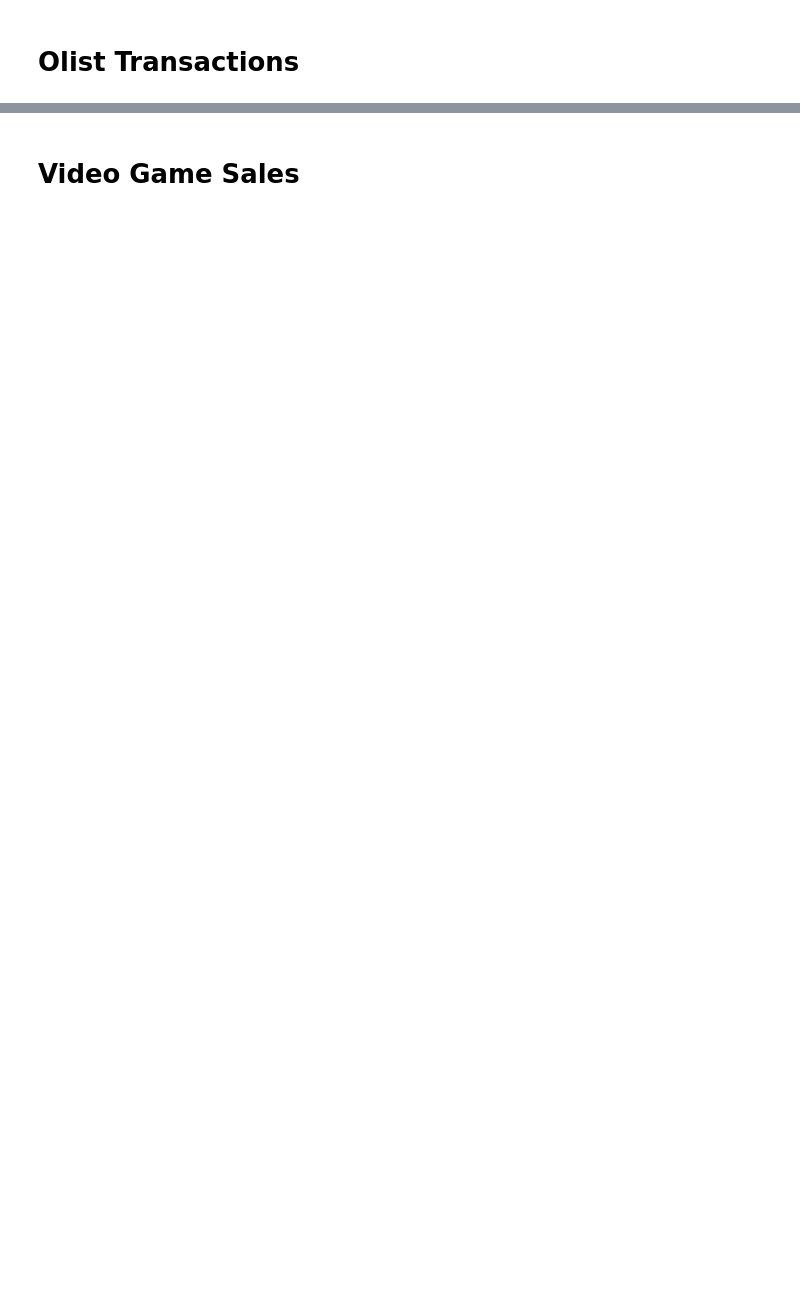
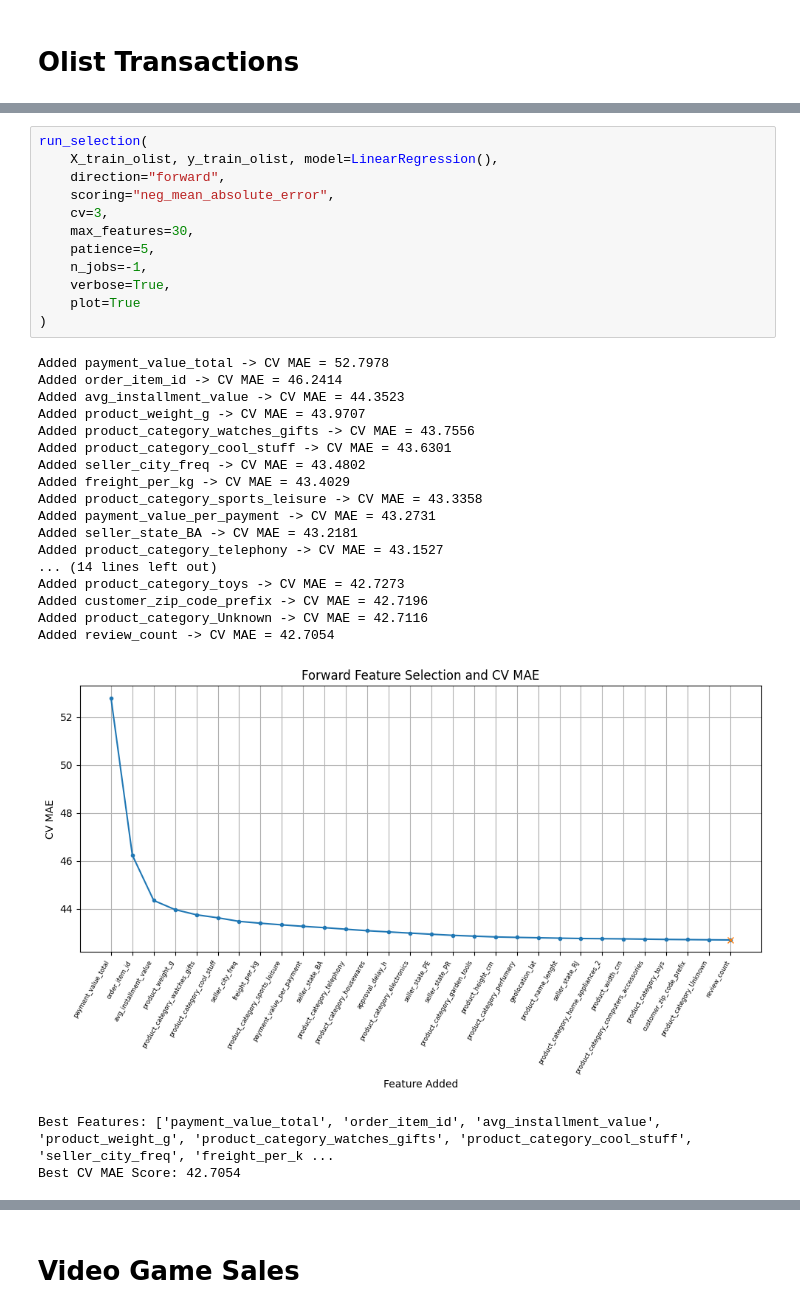
Before and after one commit to cdc18b/dx799capstoneO1, a Jupyter notebook: week3dx799.ipynb, the cells around one changed output, grey strips where cells are left out. Drawn from its saved outputs; the diff is of its cells as text; blank space fills up the shorter version.

```diff
--- a/week3dx799.ipynb
+++ b/week3dx799.ipynb
@@ -1068,0 +1135,33 @@ Best PLS components: 5 with MAE: 45.292305
+# %%
+run_selection(
+    X_train_olist, y_train_olist, model=LinearRegression(),
+    direction="forward",
+    scoring="neg_mean_absolute_error",
+    cv=3,
+    max_features=30,
+    patience=5,
+    n_jobs=-1,
+    verbose=True,
+    plot=True
+)
+# %% [output]
+Added payment_value_total -> CV MAE = 52.7978
+Added order_item_id -> CV MAE = 46.2414
+Added avg_installment_value -> CV MAE = 44.3523
+Added product_weight_g -> CV MAE = 43.9707
+Added product_category_watches_gifts -> CV MAE = 43.7556
+Added product_category_cool_stuff -> CV MAE = 43.6301
+Added seller_city_freq -> CV MAE = 43.4802
+Added freight_per_kg -> CV MAE = 43.4029
+Added product_category_sports_leisure -> CV MAE = 43.3358
+Added payment_value_per_payment -> CV MAE = 43.2731
+Added seller_state_BA -> CV MAE = 43.2181
+Added product_category_telephony -> CV MAE = 43.1527
+... (14 lines left out)
+Added product_category_toys -> CV MAE = 42.7273
+Added customer_zip_code_prefix -> CV MAE = 42.7196
+Added product_category_Unknown -> CV MAE = 42.7116
+Added review_count -> CV MAE = 42.7054
+[figure, added]
+Best Features: ['payment_value_total', 'order_item_id', 'avg_installment_value', 'product_weight_g', 'product_category_watches_gifts', 'product_category_cool_stuff', 'seller_city_freq', 'freight_per_k ...
+Best CV MAE Score: 42.7054
```
Also changed, not shown: parts of 32 cells of this notebook.
